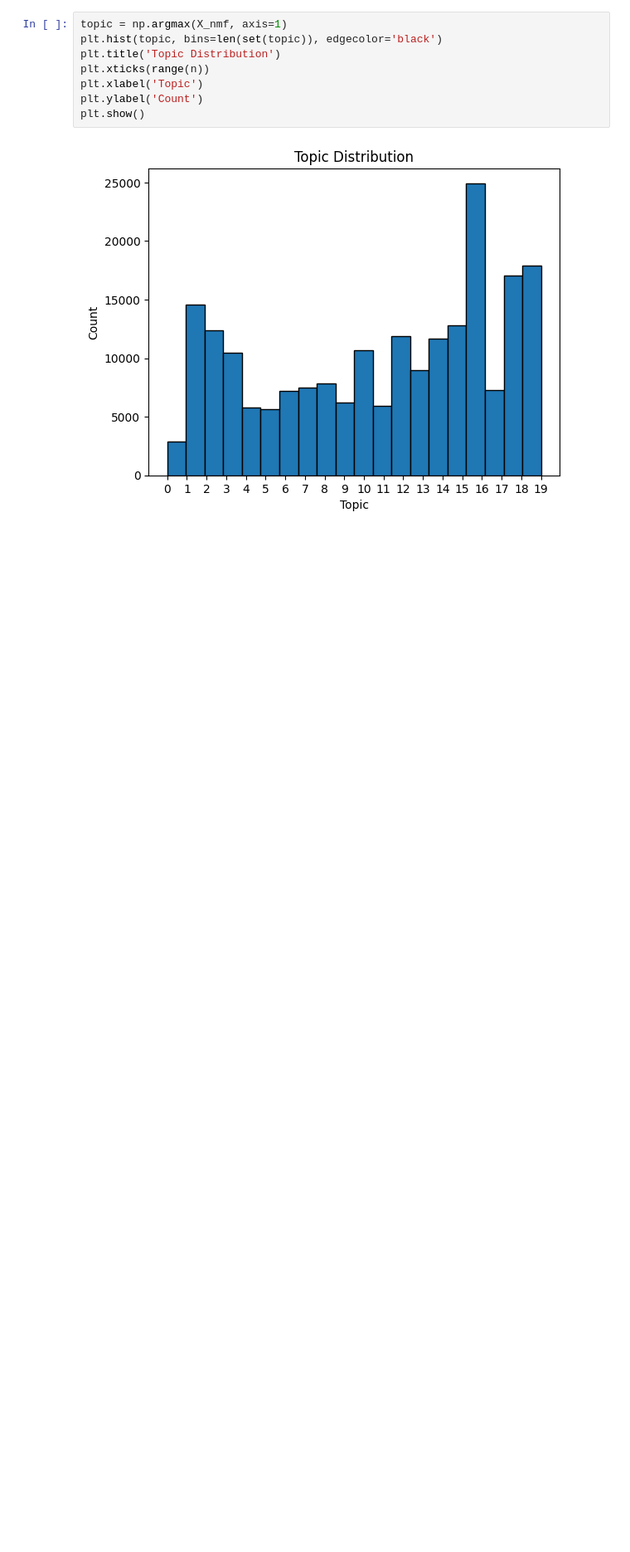
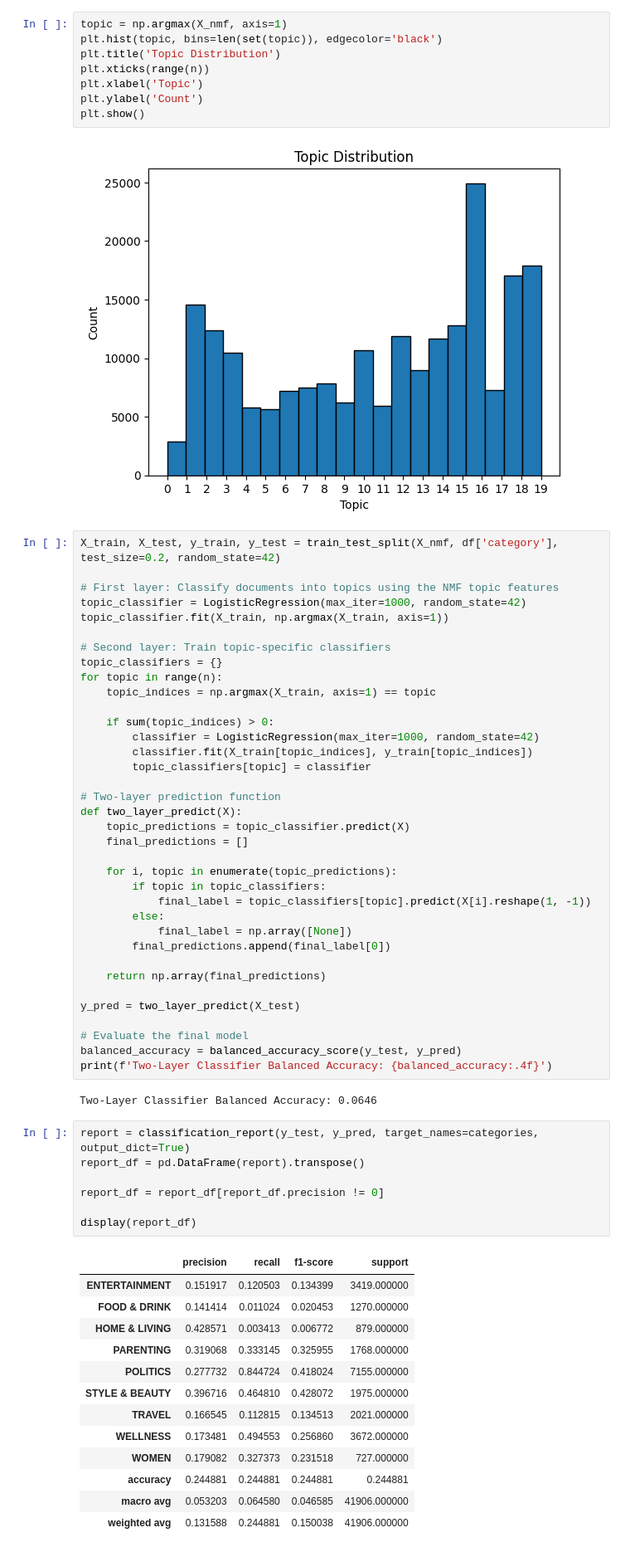
Before and after one commit to acsouza2398/ai_nlp, a Jupyter notebook: main.ipynb, the cells around one changed output. Shown at 83% size. Saved outputs shown, nothing was run; the diff lists cells and outputs as text; blank space fills up the shorter version.

```diff
--- a/main.ipynb
+++ b/main.ipynb
@@ -309,3 +308,62 @@ plt.ylabel('Count')
 plt.show()
 # %% [output]
 [figure]
+# %%
+X_train, X_test, y_train, y_test = train_test_split(X_nmf, df['category'], test_size=0.2, random_state=42)
+
+# First layer: Classify documents into topics using the NMF topic features
+topic_classifier = LogisticRegression(max_iter=1000, random_state=42)
+topic_classifier.fit(X_train, np.argmax(X_train, axis=1))
+
+# Second layer: Train topic-specific classifiers
+topic_classifiers = {}
+for topic in range(n):
+    topic_indices = np.argmax(X_train, axis=1) == topic
+
+    if sum(topic_indices) > 0:
+        classifier = LogisticRegression(max_iter=1000, random_state=42)
+        classifier.fit(X_train[topic_indices], y_train[topic_indices])
+        topic_classifiers[topic] = classifier
+
+# Two-layer prediction function
+def two_layer_predict(X):
+    topic_predictions = topic_classifier.predict(X)
+    final_predictions = []
+
+    for i, topic in enumerate(topic_predictions):
+        if topic in topic_classifiers:
+            final_label = topic_classifiers[topic].predict(X[i].reshape(1, -1))
+        else:
+            final_label = np.array([None])
+        final_predictions.append(final_label[0])
+
+    return np.array(final_predictions)
+
+y_pred = two_layer_predict(X_test)
+
+# Evaluate the final model
+balanced_accuracy = balanced_accuracy_score(y_test, y_pred)
+print(f'Two-Layer Classifier Balanced Accuracy: {balanced_accuracy:.4f}')
+# %% [output]
+Two-Layer Classifier Balanced Accuracy: 0.0646
+# %%
+report = classification_report(y_test, y_pred, target_names=categories, output_dict=True)
+report_df = pd.DataFrame(report).transpose()
+
+report_df = report_df[report_df.precision != 0]
+
+display(report_df)
+# %% [output]
+|  | precision | recall | f1-score | support |
+| ENTERTAINMENT | 0.151917 | 0.120503 | 0.134399 | 3419.000000 |
+| FOOD & DRINK | 0.141414 | 0.011024 | 0.020453 | 1270.000000 |
+| HOME & LIVING | 0.428571 | 0.003413 | 0.006772 | 879.000000 |
+| PARENTING | 0.319068 | 0.333145 | 0.325955 | 1768.000000 |
+| POLITICS | 0.277732 | 0.844724 | 0.418024 | 7155.000000 |
+| STYLE & BEAUTY | 0.396716 | 0.464810 | 0.428072 | 1975.000000 |
+| TRAVEL | 0.166545 | 0.112815 | 0.134513 | 2021.000000 |
+| WELLNESS | 0.173481 | 0.494553 | 0.256860 | 3672.000000 |
+| WOMEN | 0.179082 | 0.327373 | 0.231518 | 727.000000 |
+| accuracy | 0.244881 | 0.244881 | 0.244881 | 0.244881 |
+| macro avg | 0.053203 | 0.064580 | 0.046585 | 41906.000000 |
+| weighted avg | 0.131588 | 0.244881 | 0.150038 | 41906.000000 |
```
Also changed, not shown: parts of 4 cells of this notebook, 3 other files.
